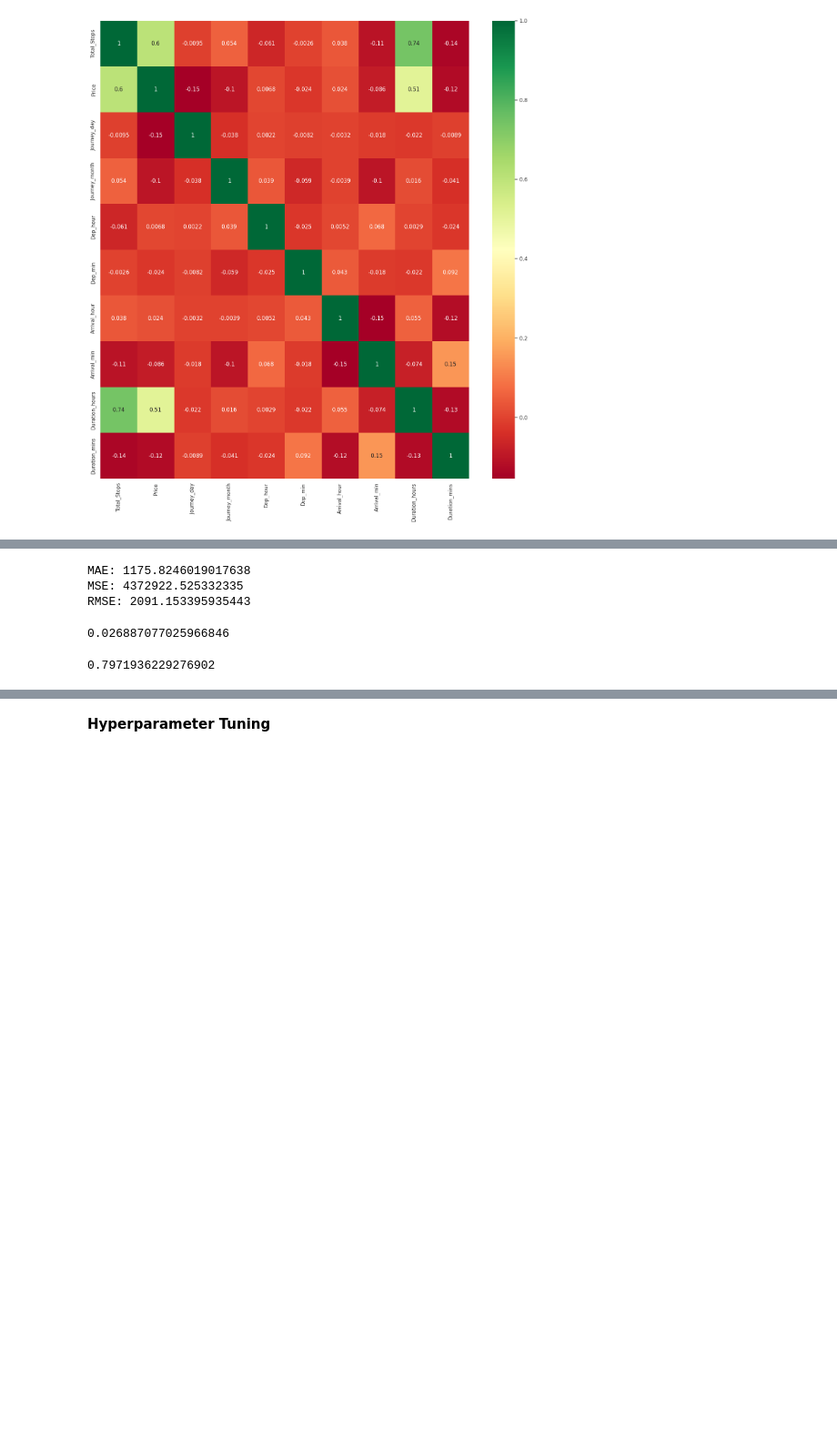
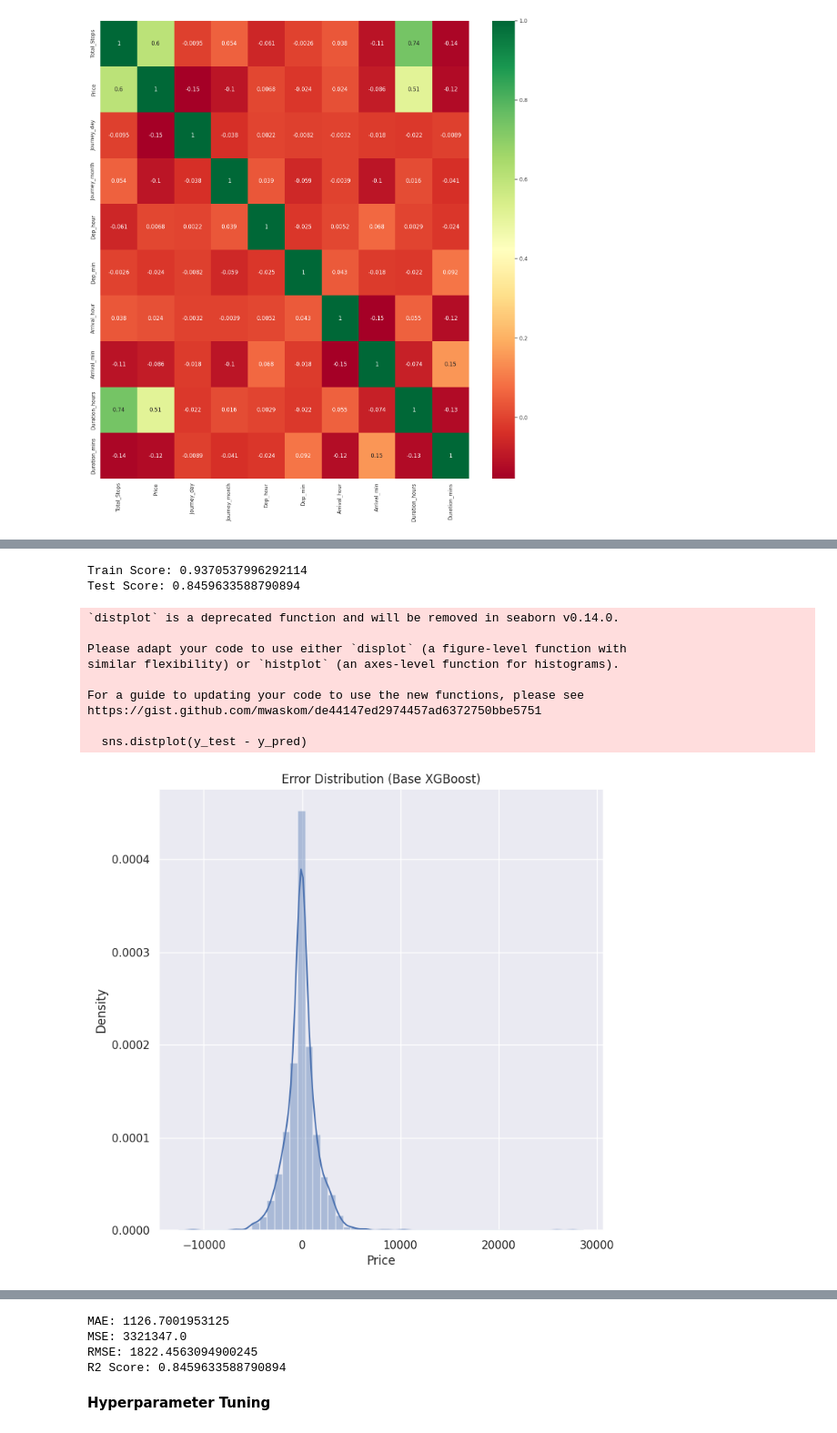
Before and after one commit to AdityaJha27/flight-fare-app, a Jupyter notebook: flight_fare_prediction.ipynb, the cells around one changed output, grey strips where cells are left out. Shown at 91% size. Drawn from its saved outputs; the diff is of its cells as text; code cells hidden in the pictures; blank space fills up the shorter version.

Commit message:
Initial commit

```diff
--- a/flight_fare_prediction.ipynb
+++ b/flight_fare_prediction.ipynb
@@ -624,18 +553,0 @@ from sklearn import metrics
-# %%
-print('MAE:', metrics.mean_absolute_error(y_test, y_pred))
-print('MSE:', metrics.mean_squared_error(y_test, y_pred))
-print('RMSE:', np.sqrt(metrics.mean_squared_error(y_test, y_pred)))
-# %% [output]
-MAE: 1175.8246019017638
-MSE: 4372922.525332335
-RMSE: 2091.153395935443
-# %%
-# RMSE/(max(DV)-min(DV))
-
-2090.5509/(max(y)-min(y))
-# %% [output]
-0.026887077025966846
-# %%
-metrics.r2_score(y_test, y_pred)
-# %% [output]
-0.7971936229276902
@@ -641,0 +558,57 @@ metrics.r2_score(y_test, y_pred)
+# %%
+# Import the algorithm
+from xgboost import XGBRegressor
+from sklearn.model_selection import train_test_split
+
+# 1. First, split the data (This solves your NameError)
+# Ensure you have already run the cells where 'X' and 'y' are defined
+X_train, X_test, y_train, y_test = train_test_split(X, y, test_size = 0.2, random_state = 42)
+
+# 2. Initialize and fit XGBoost instead of Random Forest
+reg_xgb = XGBRegressor()
+reg_xgb.fit(X_train, y_train)
+
+# 3. Predict and Score
+y_pred = reg_xgb.predict(X_test)
+
+print("Train Score:", reg_xgb.score(X_train, y_train))
+print("Test Score:", reg_xgb.score(X_test, y_test))
+# %% [output]
+Train Score: 0.9370537996292114
+Test Score: 0.8459633588790894
+# %%
+import seaborn as sns
+import matplotlib.pyplot as plt
+from sklearn import metrics
+import numpy as np
+
+# Plotting the error distribution
+plt.figure(figsize = (8,8))
+sns.distplot(y_test - y_pred)
+plt.title("Error Distribution (Base XGBoost)")
+plt.show()
+
+# Scatter plot: Actual vs Predicted
+plt.figure(figsize = (8,8))
+plt.scatter(y_test, y_pred, alpha = 0.5)
+plt.xlabel("y_test")
+plt.ylabel("y_pred")
+plt.title("Actual vs Predicted (Base XGBoost)")
+plt.show()
+
+# Base Model Metrics
+print('MAE:', metrics.mean_absolute_error(y_test, y_pred))
+print('MSE:', metrics.mean_squared_error(y_test, y_pred))
+print('RMSE:', np.sqrt(metrics.mean_squared_error(y_test, y_pred)))
+print('R2 Score:', metrics.r2_score(y_test, y_pred))
+# %% [output]
+`distplot` is a deprecated function and will be removed in seaborn v0.14.0.
+
+Please adapt your code to use either `displot` (a figure-level function with
+similar flexibility) or `histplot` (an axes-level function for histograms).
+
+For a guide to updating your code to use the new functions, please see
+https://gist.github.com/mwaskom/de44147ed2974457ad6372750bbe5751
+
+  sns.distplot(y_test - y_pred)
+[figure, added]
@@ -642,3 +616,7 @@ metrics.r2_score(y_test, y_pred)
+MAE: 1126.7001953125
+MSE: 3321347.0
+RMSE: 1822.4563094900245
+R2 Score: 0.8459633588790894
 # %% [markdown]
 **Hyperparameter Tuning**
 # %%
```
Also changed, not shown: parts of 30 cells of this notebook, 5 other files.
